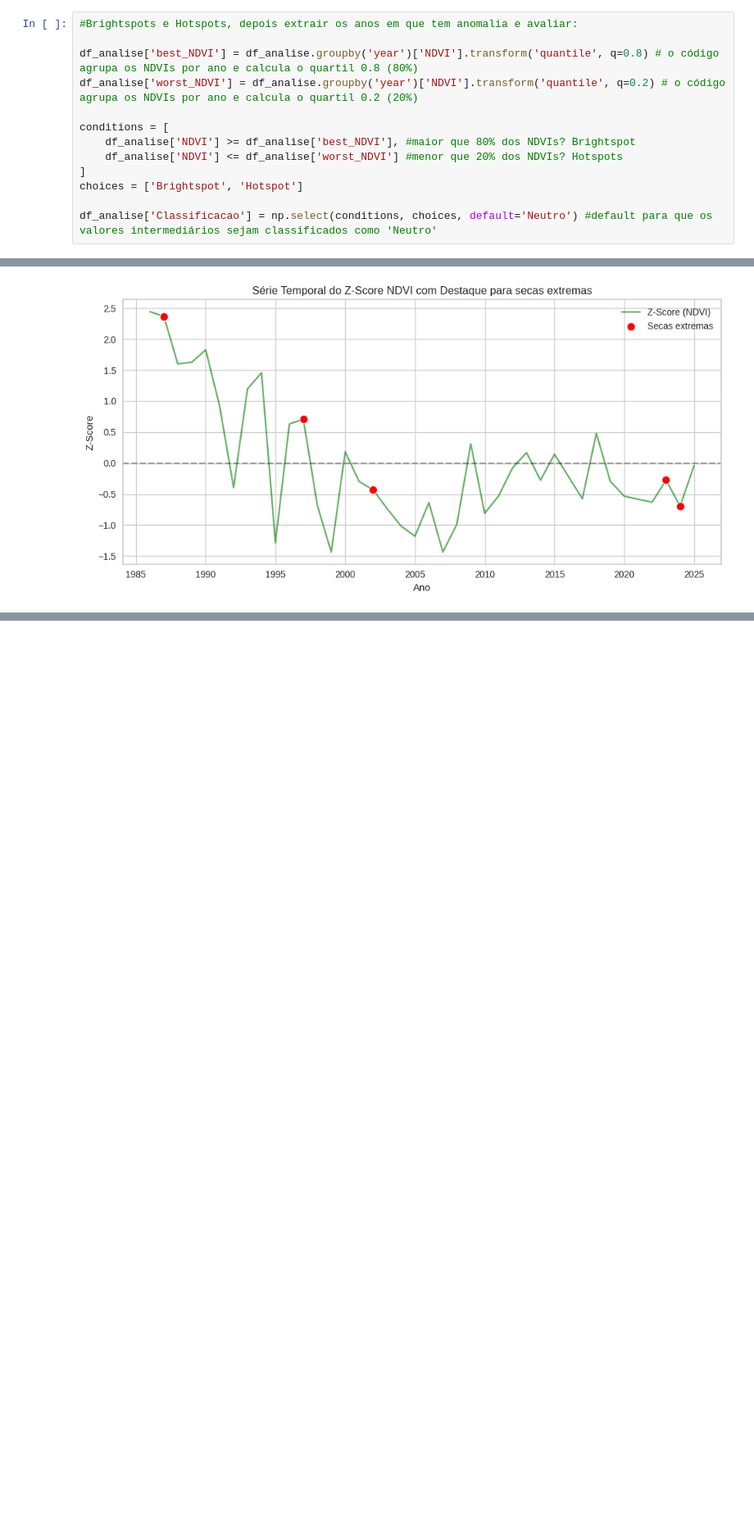
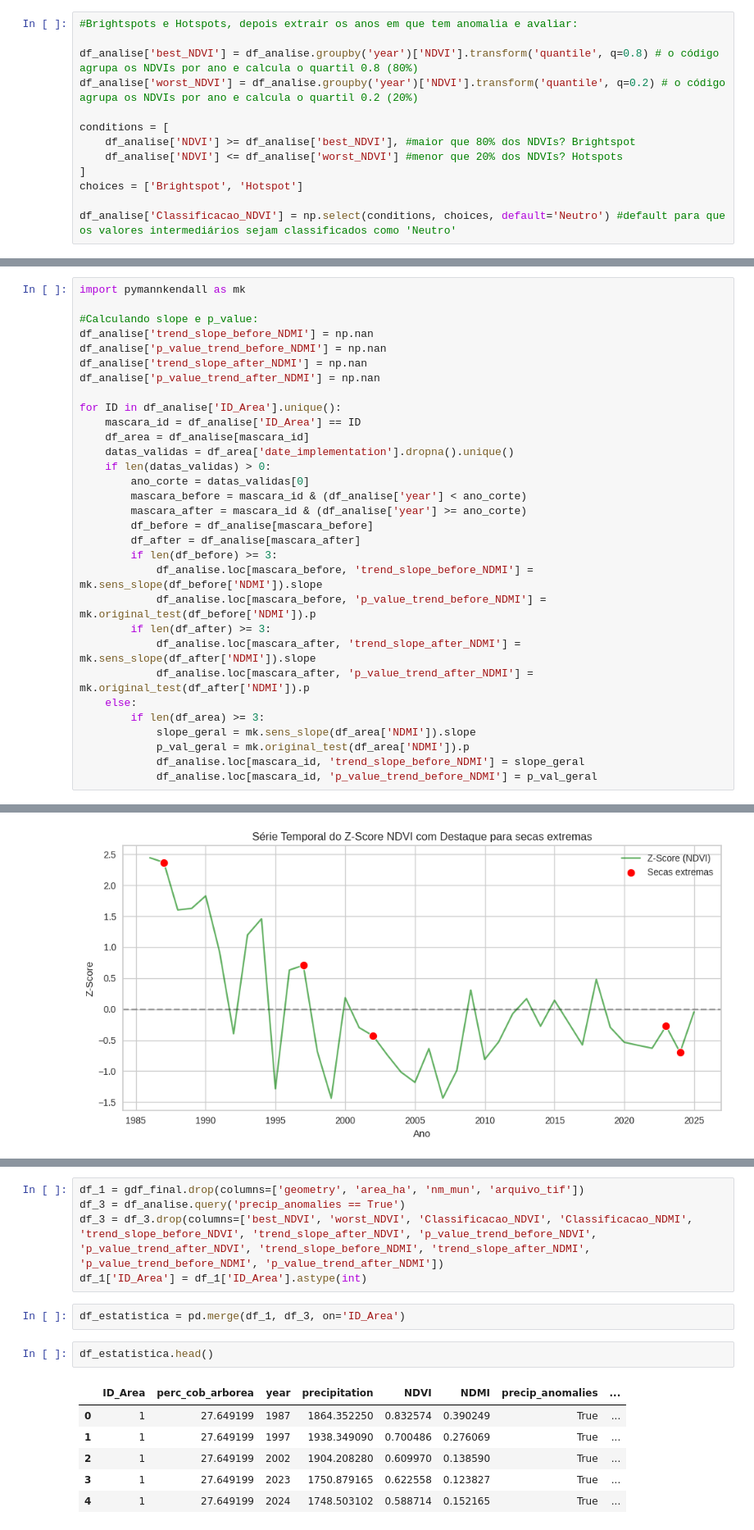
Before and after one commit to GuilhermeFernandez/climate_resilient_pastures, a Jupyter notebook: Esboco_Projeto.ipynb, the cells around one changed output, grey strips where cells are left out. Shown at 82% size. Cells and saved outputs as stored; diff of their text form; blank space fills up the shorter version.

```diff
--- a/Esboco_Projeto.ipynb
+++ b/Esboco_Projeto.ipynb
@@ -742,7 +791,7 @@ conditions = [
 ]
 choices = ['Brightspot', 'Hotspot']
 
-df_analise['Classificacao'] = np.select(conditions, choices, default='Neutro') #default para que os valores intermediários sejam classificados como 'Neutro'
+df_analise['Classificacao_NDVI'] = np.select(conditions, choices, default='Neutro') #default para que os valores intermediários sejam classificados como 'Neutro'
 # %%
 df_analise['date_implementation'] = 1999
 # %%
@@ -779,3 +849,34 @@ for ID in df_analise['ID_Area'].unique():
+# %%
+import pymannkendall as mk
+
+#Calculando slope e p_value:
+df_analise['trend_slope_before_NDMI'] = np.nan
+df_analise['p_value_trend_before_NDMI'] = np.nan
+df_analise['trend_slope_after_NDMI'] = np.nan
+df_analise['p_value_trend_after_NDMI'] = np.nan
+
+for ID in df_analise['ID_Area'].unique():
+    mascara_id = df_analise['ID_Area'] == ID
+    df_area = df_analise[mascara_id]
+    datas_validas = df_area['date_implementation'].dropna().unique()
+    if len(datas_validas) > 0:
+        ano_corte = datas_validas[0]
+        mascara_before = mascara_id & (df_analise['year'] < ano_corte)
+        mascara_after = mascara_id & (df_analise['year'] >= ano_corte)
+        df_before = df_analise[mascara_before]
+        df_after = df_analise[mascara_after]
+        if len(df_before) >= 3:
+            df_analise.loc[mascara_before, 'trend_slope_before_NDMI'] = mk.sens_slope(df_before['NDMI']).slope
+            df_analise.loc[mascara_before, 'p_value_trend_before_NDMI'] = mk.original_test(df_before['NDMI']).p
+        if len(df_after) >= 3:
+            df_analise.loc[mascara_after, 'trend_slope_after_NDMI'] = mk.sens_slope(df_after['NDMI']).slope
+            df_analise.loc[mascara_after, 'p_value_trend_after_NDMI'] = mk.original_test(df_after['NDMI']).p
+    else:
+        if len(df_area) >= 3:
+            slope_geral = mk.sens_slope(df_area['NDMI']).slope
+            p_val_geral = mk.original_test(df_area['NDMI']).p
+            df_analise.loc[mascara_id, 'trend_slope_before_NDMI'] = slope_geral
+            df_analise.loc[mascara_id, 'p_value_trend_before_NDMI'] = p_val_geral
 # %%
 df_analise
 # %% [output]
@@ -831,0 +962,16 @@ plt.show()
+# %%
+df_1 = gdf_final.drop(columns=['geometry', 'area_ha', 'nm_mun', 'arquivo_tif'])
+df_3 = df_analise.query('precip_anomalies == True')
+df_3 = df_3.drop(columns=['best_NDVI', 'worst_NDVI', 'Classificacao_NDVI', 'Classificacao_NDMI', 'trend_slope_before_NDVI', 'trend_slope_after_NDVI', 'p_value_trend_before_NDVI', 'p_value_trend_after_NDVI', 'trend_slope_before_NDMI', 'trend_slope_after_NDMI', 'p_value_trend_before_NDMI', 'p_value_trend_after_NDMI'])
+df_1['ID_Area'] = df_1['ID_Area'].astype(int)
+# %%
+df_estatistica = pd.merge(df_1, df_3, on='ID_Area')
+# %%
+df_estatistica.head()
+# %% [output]
+|  | ID_Area | perc_cob_arborea | year | precipitation | NDVI | NDMI | precip_anomalies | ... |
+| 0 | 1 | 27.649199 | 1987 | 1864.352250 | 0.832574 | 0.390249 | True | ... |
+| 1 | 1 | 27.649199 | 1997 | 1938.349090 | 0.700486 | 0.276069 | True | ... |
+| 2 | 1 | 27.649199 | 2002 | 1904.208280 | 0.609970 | 0.138590 | True | ... |
+| 3 | 1 | 27.649199 | 2023 | 1750.879165 | 0.622558 | 0.123827 | True | ... |
+| 4 | 1 | 27.649199 | 2024 | 1748.503102 | 0.588714 | 0.152165 | True | ... |
```
Also changed, not shown: parts of 21 cells of this notebook.
